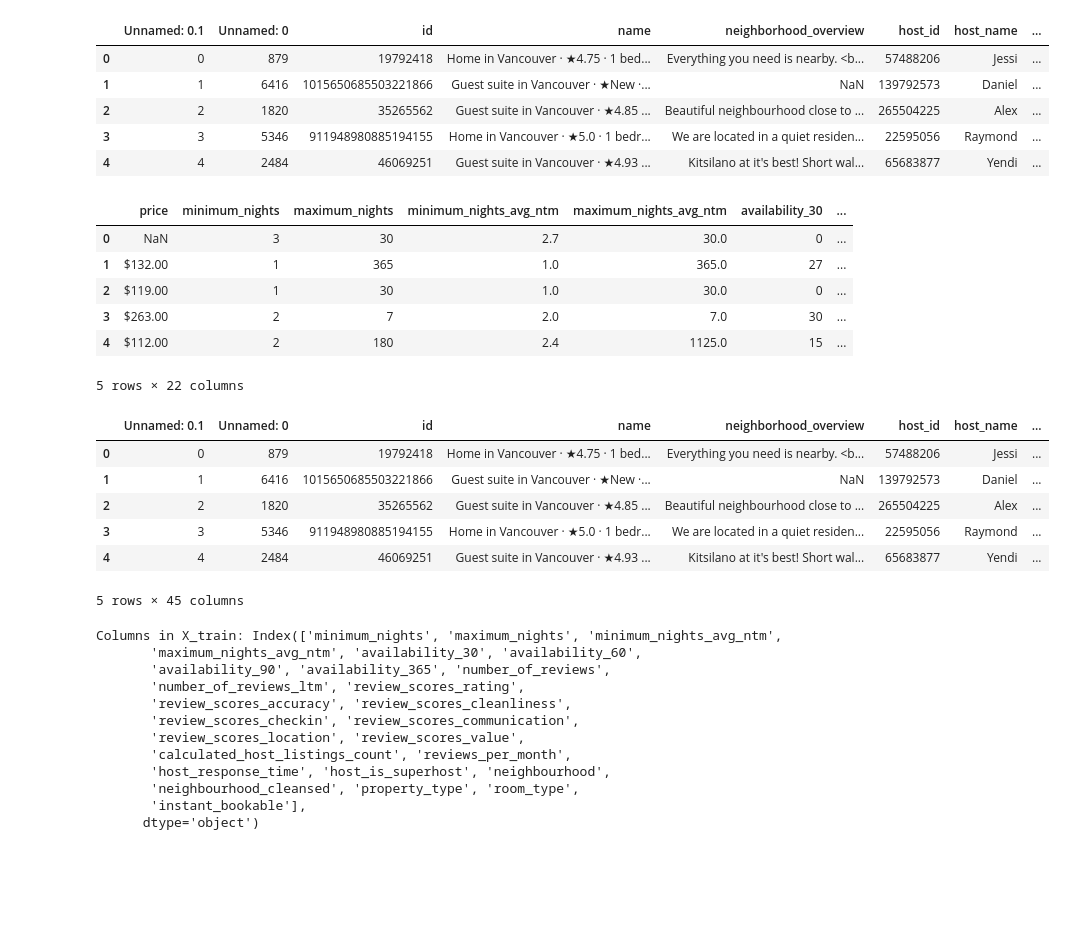
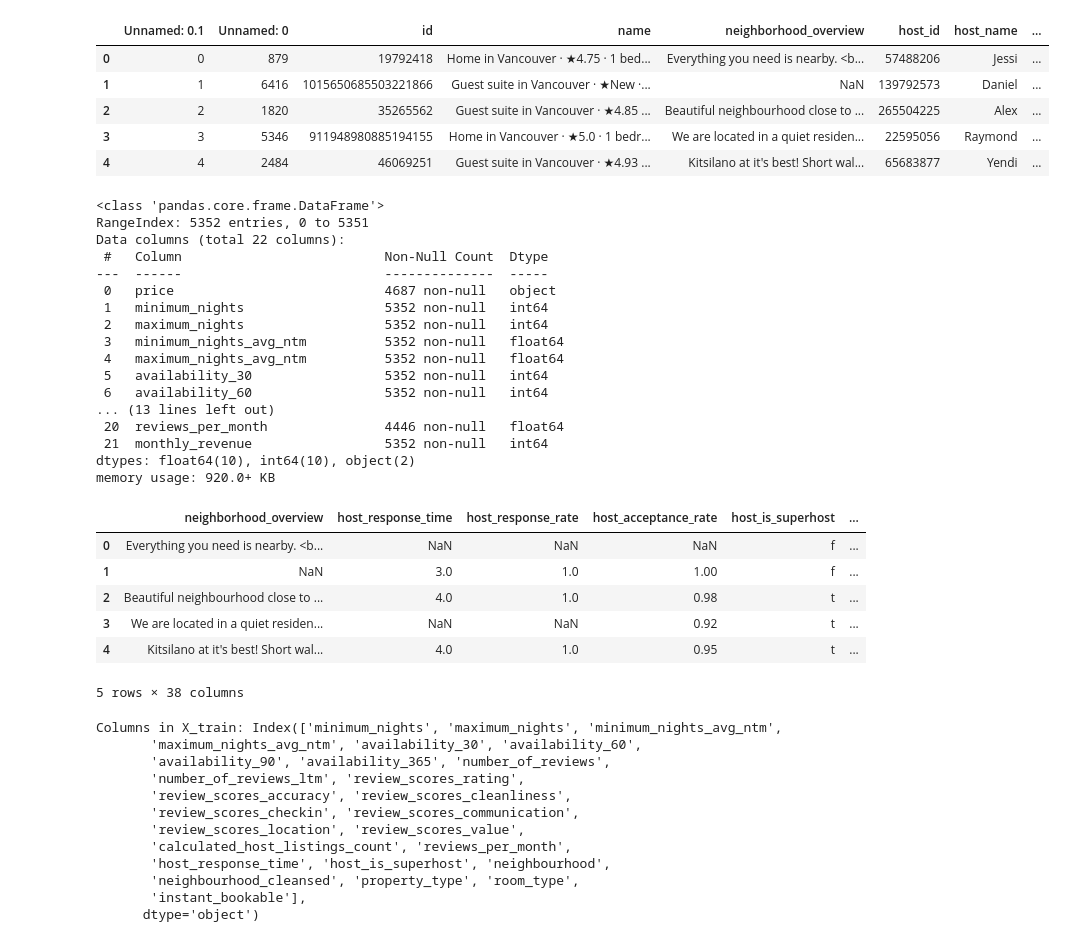
Before and after one commit to Praj-na/WiDS-Case-Comp, a Jupyter notebook: test.ipynb, the cells around one changed output. Cells and saved outputs as stored; diff of their text form; code cells hidden in the pictures; blank space fills up the shorter version.

```diff
--- a/test.ipynb
+++ b/test.ipynb
@@ -62,21 +62,31 @@ df_first_selected.head()
 | 4 | 4 | 2484 | 46069251 | Guest suite in Vancouver · ★4.93 ... | Kitsilano at it's best! Short wal... | 65683877 | Yendi | ... |
 # %%
 
-# Extract the first 20 columns and the 43rd column (index 42) from the DataFrame
+# Extract the last 20 columns and the 43rd column (index 42) from the DataFrame
 df_second_selected = df.iloc[:, 22:44].copy()
 
 # Display the result
-df_second_selected.head()
+df_second_selected.info()
 # %% [output]
-|  | price | minimum_nights | maximum_nights | minimum_nights_avg_ntm | maximum_nights_avg_ntm | availability_30 | ... |
-| 0 | NaN | 3 | 30 | 2.7 | 30.0 | 0 | ... |
-| 1 | $132.00 | 1 | 365 | 1.0 | 365.0 | 27 | ... |
-| 2 | $119.00 | 1 | 30 | 1.0 | 30.0 | 0 | ... |
-| 3 | $263.00 | 2 | 7 | 2.0 | 7.0 | 30 | ... |
-| 4 | $112.00 | 2 | 180 | 2.4 | 1125.0 | 15 | ... |
-5 rows × 22 columns
+<class 'pandas.core.frame.DataFrame'>
+RangeIndex: 5352 entries, 0 to 5351
+Data columns (total 22 columns):
+ #   Column                          Non-Null Count  Dtype
+---  ------                          --------------  -----
+ 0   price                           4687 non-null   object
+ 1   minimum_nights                  5352 non-null   int64
+ 2   maximum_nights                  5352 non-null   int64
+ 3   minimum_nights_avg_ntm          5352 non-null   float64
+ 4   maximum_nights_avg_ntm          5352 non-null   float64
+ 5   availability_30                 5352 non-null   int64
+ 6   availability_60                 5352 non-null   int64
+... (13 lines left out)
+ 20  reviews_per_month               4446 non-null   float64
+ 21  monthly_revenue                 5352 non-null   int64
+dtypes: float64(10), int64(10), object(2)
+memory usage: 920.0+ KB
 # %%
-df_selected.drop(columns=['Unnamed: 0', 'Unnamed: 0.1', 'id', 'host_id', 'host_name', 'name'], inplace=True)
+df.drop(columns=['Unnamed: 0', 'Unnamed: 0.1', 'id', 'host_id', 'host_name', 'name'], inplace=True)
 # %%
 numerical_cols = ['host_response_rate', 'host_acceptance_rate', 'host_listings_count', 'host_total_listings_count', 'latitude', 'longitude', 'accommodates', 'monthly_revenue']
 categorical_cols = ['host_response_time', 'neighbourhood', 'host_is_superhost', 'neighbourhood_cleansed', 'property_type', 'room_type']
@@ -86,27 +96,27 @@ y_train = df["monthly_revenue"]
 # %%
 # Mapping response time
 response_time_mapping = {
     "within an hour": 4,
     "within a few hours": 3,
     "within a day": 2,
     "a few days or more": 1,
     None: 0  # For missing values
 }
 
-df['host_response_time_encoded'] = df['host_response_time'].map(response_time_mapping)
+df['host_response_time'] = df['host_response_time'].map(response_time_mapping)
 df['host_response_rate'] = df['host_response_rate'].str.rstrip('%').astype(float) / 100
 df['host_acceptance_rate'] = df['host_acceptance_rate'].str.rstrip('%').astype(float) / 100
 
 
 df.head()
 # %% [output]
-|  | Unnamed: 0.1 | Unnamed: 0 | id | name | neighborhood_overview | host_id | host_name | ... |
-| 0 | 0 | 879 | 19792418 | Home in Vancouver · ★4.75 · 1 bed... | Everything you need is nearby. <b... | 57488206 | Jessi | ... |
-| 1 | 1 | 6416 | 1015650685503221866 | Guest suite in Vancouver · ★New ·... | NaN | 139792573 | Daniel | ... |
-| 2 | 2 | 1820 | 35265562 | Guest suite in Vancouver · ★4.85 ... | Beautiful neighbourhood close to ... | 265504225 | Alex | ... |
-| 3 | 3 | 5346 | 911948980885194155 | Home in Vancouver · ★5.0 · 1 bedr... | We are located in a quiet residen... | 22595056 | Raymond | ... |
-| 4 | 4 | 2484 | 46069251 | Guest suite in Vancouver · ★4.93 ... | Kitsilano at it's best! Short wal... | 65683877 | Yendi | ... |
+|  | neighborhood_overview | host_response_time | host_response_rate | host_acceptance_rate | host_is_superhost | ... |
+| 0 | Everything you need is nearby. <b... | NaN | NaN | NaN | f | ... |
+| 1 | NaN | 3.0 | 1.0 | 1.00 | f | ... |
+| 2 | Beautiful neighbourhood close to ... | 4.0 | 1.0 | 0.98 | t | ... |
+| 3 | We are located in a quiet residen... | NaN | NaN | 0.92 | t | ... |
+| 4 | Kitsilano at it's best! Short wal... | 4.0 | 1.0 | 0.95 | t | ... |
-5 rows × 45 columns
+5 rows × 38 columns
 # %%
 numerical_cols = ['minimum_nights', 'maximum_nights', 'minimum_nights_avg_ntm', 'maximum_nights_avg_ntm', 'availability_30',
                   'availability_60', 'availability_90', 'availability_365', 'number_of_reviews', 'number_of_reviews_ltm',
```
Also changed, not shown: parts of 2 cells of this notebook, 1 other file.
